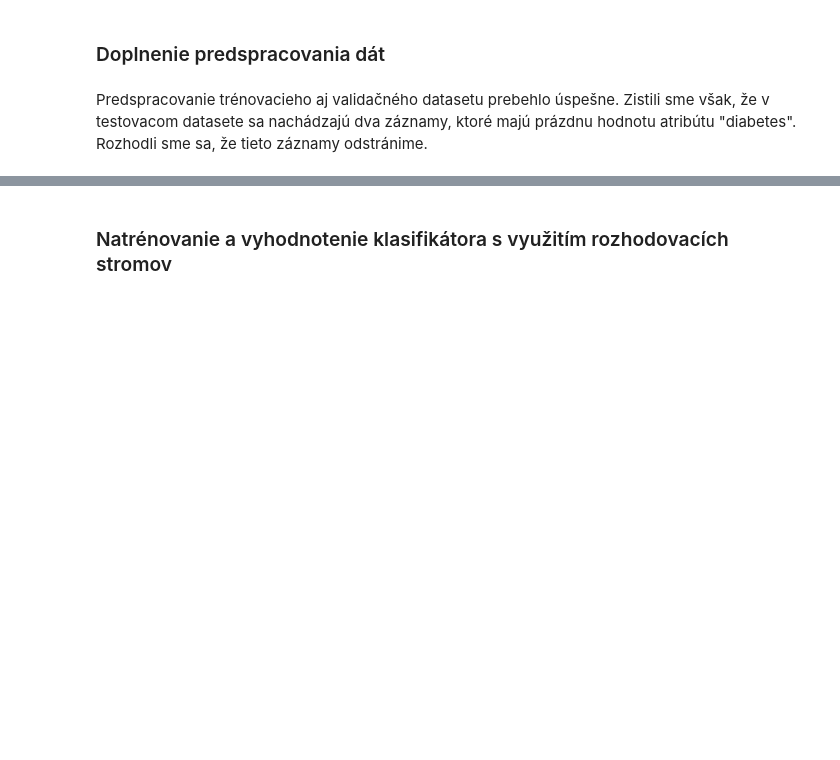
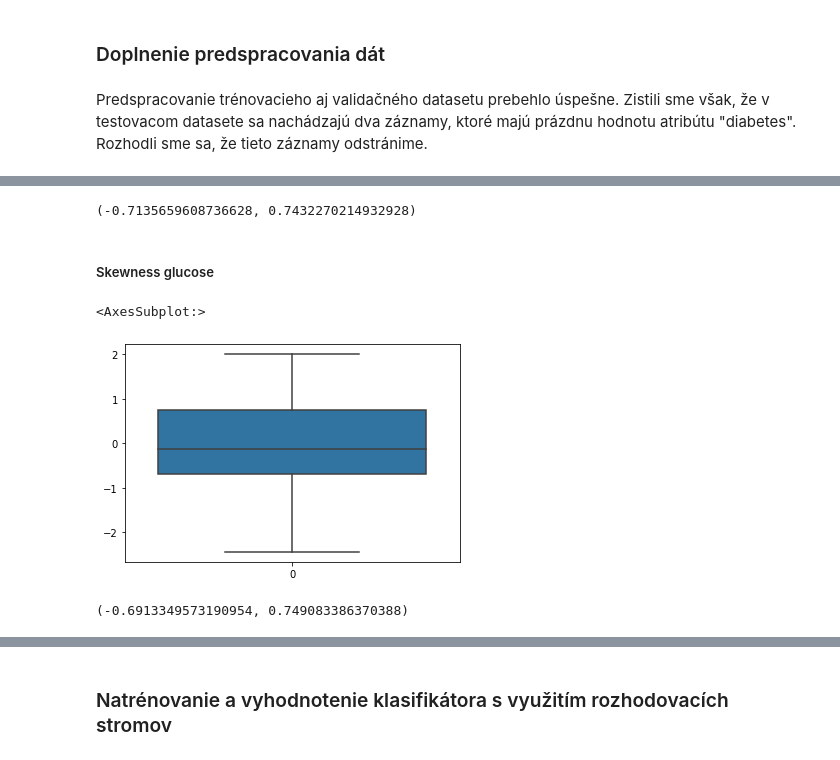
Before and after one commit to martinbudinsky3/diabetes-prediction, a Jupyter notebook: Budinsky_Balekova_Strojove_ucenie.ipynb, the cells around one changed output, grey strips where cells are left out. Saved outputs shown, nothing was run; the diff lists cells and outputs as text; code cells hidden in the pictures; blank space fills up the shorter version.

```diff
--- a/Budinsky_Balekova_Strojove_ucenie.ipynb
+++ b/Budinsky_Balekova_Strojove_ucenie.ipynb
@@ -619,0 +709,21 @@ valid_data = valid_data.dropna()
+# %%
+mean_glu_Q1 = np.percentile(valid_data['mean_glucose'], 25, interpolation = 'midpoint')
+mean_glu_Q3 = np.percentile(valid_data['mean_glucose'], 75, interpolation = 'midpoint')
+
+mean_glu_Q1, mean_glu_Q3
+# %% [output]
+(-0.7135659608736628, 0.7432270214932928)
+# %% [markdown]
+##### Skewness glucose
+# %%
+sns.boxplot(data=valid_data.skewness_glucose)
+# %% [output]
+<AxesSubplot:>
+[figure, added]
+# %%
+skewness_glu_Q1 = np.percentile(valid_data['skewness_glucose'], 25, interpolation = 'midpoint')
+skewness_glu_Q3 = np.percentile(valid_data['skewness_glucose'], 75, interpolation = 'midpoint')
+
+skewness_glu_Q1, skewness_glu_Q3
+# %% [output]
+(-0.6913349573190954, 0.749083386370388)
```
Also changed, not shown: parts of 39 cells of this notebook.
